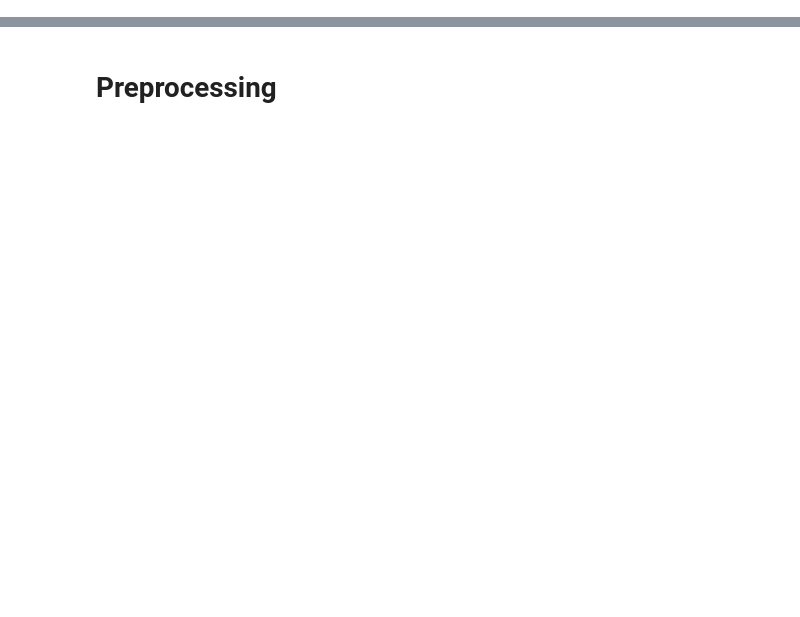
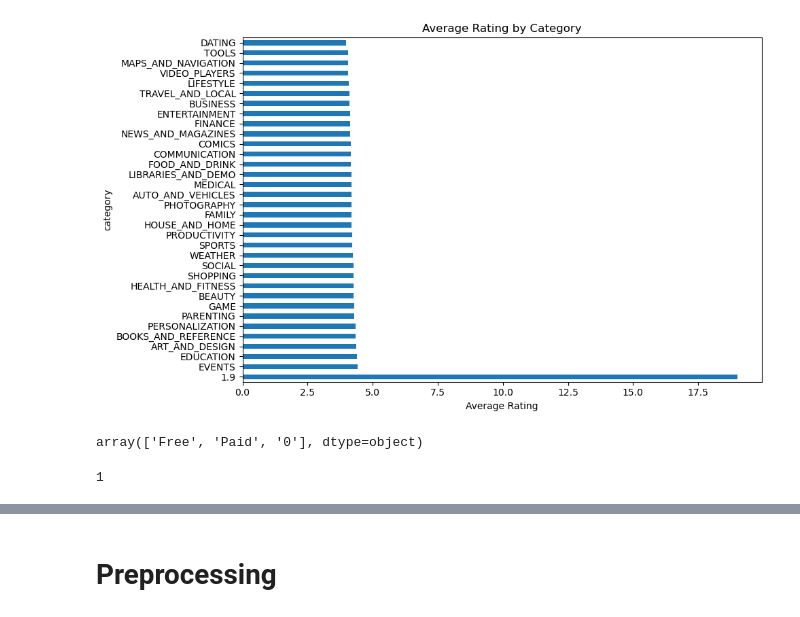
Before and after one commit to danial-baraty/ML-projs, a Jupyter notebook: googleplaystore/Mini Project 1.ipynb, the cells around one changed output, grey strips where cells are left out. Cells and saved outputs as stored; diff of their text form; code cells hidden in the pictures; blank space fills up the shorter version.

```diff
--- a/googleplaystore/Mini Project 1.ipynb
+++ b/googleplaystore/Mini Project 1.ipynb
@@ -24,0 +121,13 @@ df.sample(10)
+# %%
+# Group by category and calculate mean rating, then sort
+category_rating = df.groupby('category')['rating'].mean().sort_values(ascending=False)
+
+# plt.figure(figsize=(width, height))
+plt.figure(figsize=(10, 6))
+category_rating.plot(kind='barh')
+plt.title('Average Rating by Category')
+plt.xlabel('Average Rating')
+plt.tight_layout() # Optimizes spacing between figure elements so titles, labels, and axes don't overlap
+plt.show()
+# %% [output]
+[figure, added]
@@ -24,0 +136,8 @@ df.sample(10)
+# %%
+df['type'].unique()
+# %% [output]
+array(['Free', 'Paid', '0'], dtype=object)
+# %%
+(df['type'] == '0').sum()
+# %% [output]
+1
```
Also changed, not shown: parts of 62 cells of this notebook, 1 other file.
